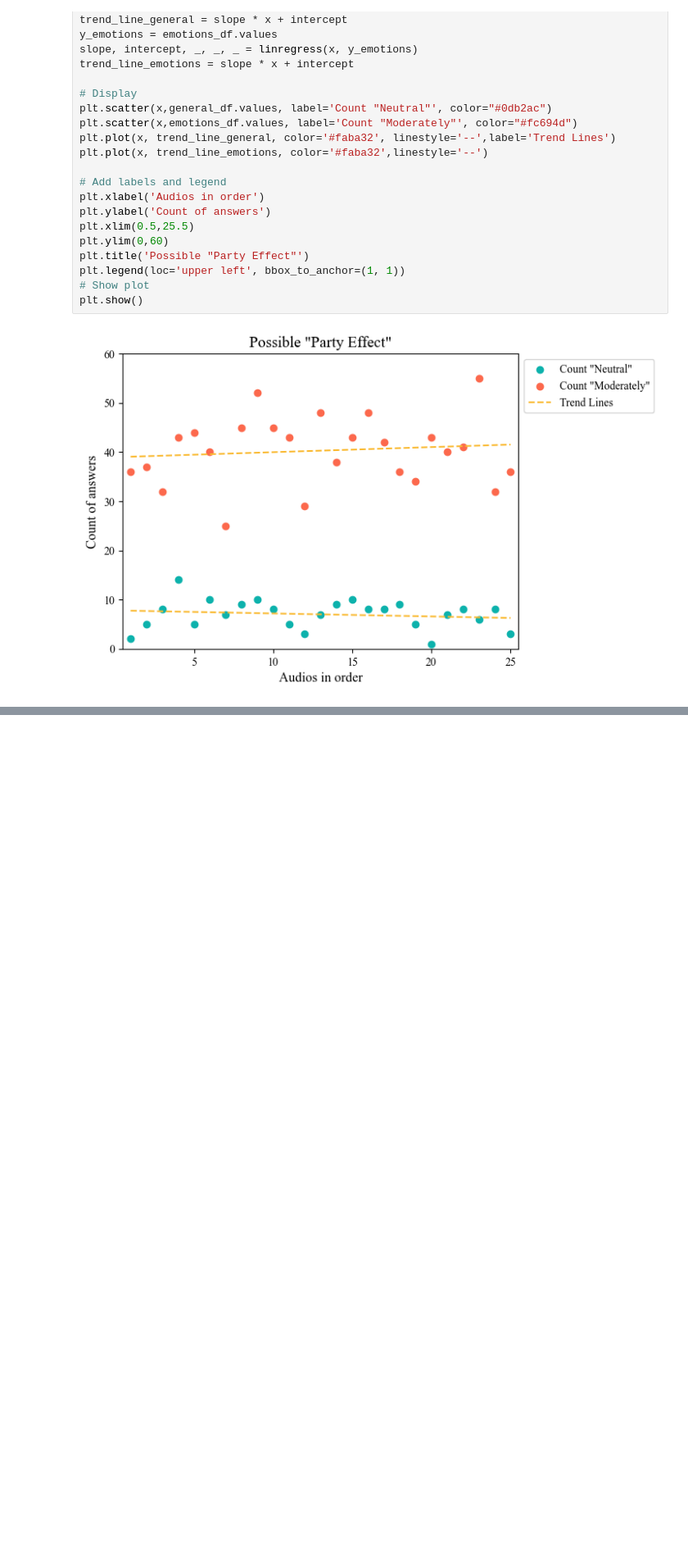
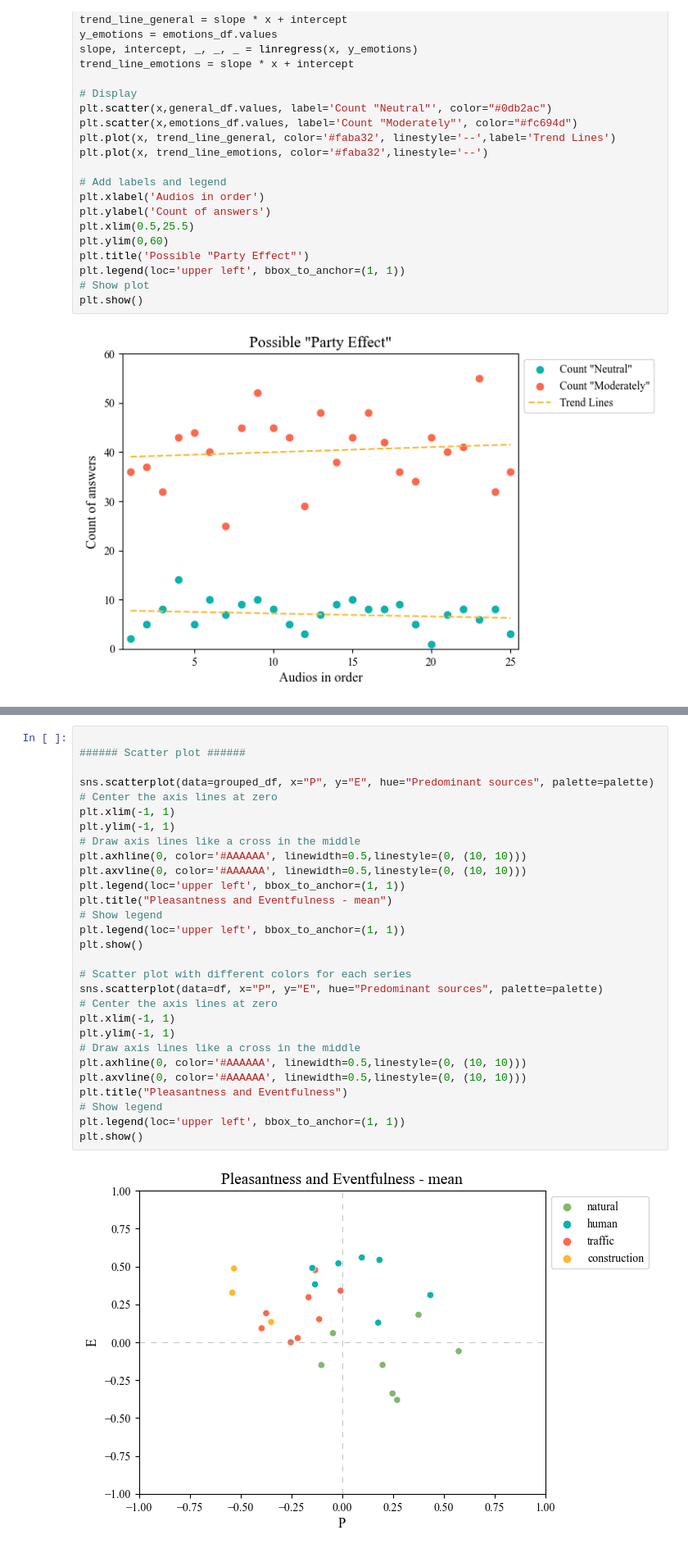
Before and after one commit to amaiasagasti/UrbanPleasantnessEventfulness, a Jupyter notebook: src/Analyse_results_listening_tests.ipynb, the cells around one changed output, grey strips where cells are left out. Shown at 82% size. Cells and saved outputs as stored; diff of their text form; blank space fills up the shorter version.

```diff
--- a/src/Analyse_results_listening_tests.ipynb
+++ b/src/Analyse_results_listening_tests.ipynb
@@ -123,3 +125,34 @@ grouped_df = df_sources.groupby("file").mean().reset_index()
 # Find the column name with the maximum value for each row
 grouped_df['Predominant sources'] = grouped_df[["traffic", "construction", "human", "natural"]].idxmax(axis=1)
 df['Predominant sources'] = df[["traffic", "construction", "human", "natural"]].idxmax(axis=1)
+# %%
+
+###### Scatter plot ######
+
+sns.scatterplot(data=grouped_df, x="P", y="E", hue="Predominant sources", palette=palette)
+# Center the axis lines at zero
+plt.xlim(-1, 1)
+plt.ylim(-1, 1)
+# Draw axis lines like a cross in the middle
+plt.axhline(0, color='#AAAAAA', linewidth=0.5,linestyle=(0, (10, 10)))
+plt.axvline(0, color='#AAAAAA', linewidth=0.5,linestyle=(0, (10, 10)))
+plt.legend(loc='upper left', bbox_to_anchor=(1, 1))
+plt.title("Pleasantness and Eventfulness - mean")
+# Show legend
+plt.legend(loc='upper left', bbox_to_anchor=(1, 1))
+plt.show()
+
+# Scatter plot with different colors for each series
+sns.scatterplot(data=df, x="P", y="E", hue="Predominant sources", palette=palette)
+# Center the axis lines at zero
+plt.xlim(-1, 1)
+plt.ylim(-1, 1)
+# Draw axis lines like a cross in the middle
+plt.axhline(0, color='#AAAAAA', linewidth=0.5,linestyle=(0, (10, 10)))
+plt.axvline(0, color='#AAAAAA', linewidth=0.5,linestyle=(0, (10, 10)))
+plt.title("Pleasantness and Eventfulness")
+# Show legend
+plt.legend(loc='upper left', bbox_to_anchor=(1, 1))
+plt.show()
+# %% [output]
+[figure, added]
```
Also changed, not shown: parts of 7 cells of this notebook.
